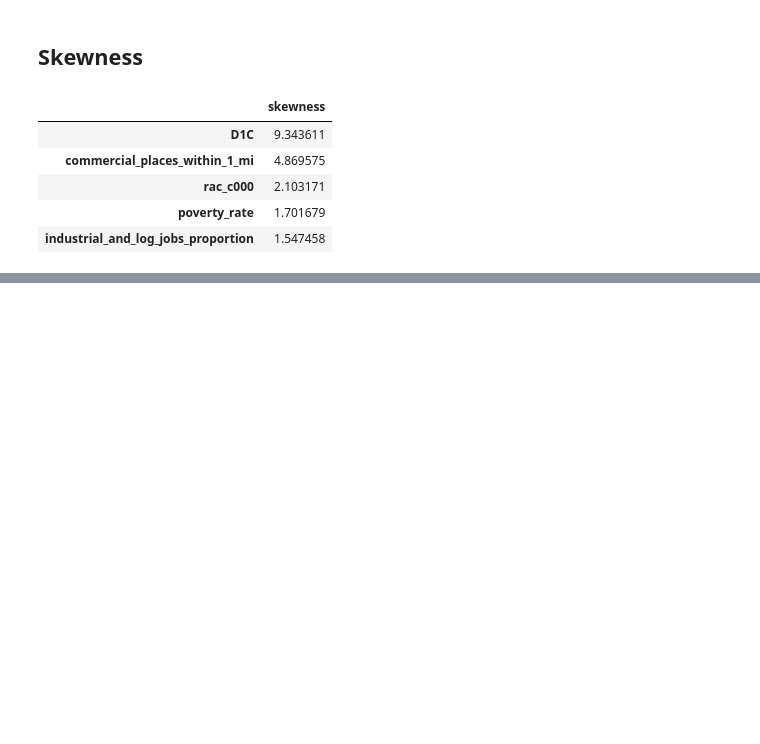
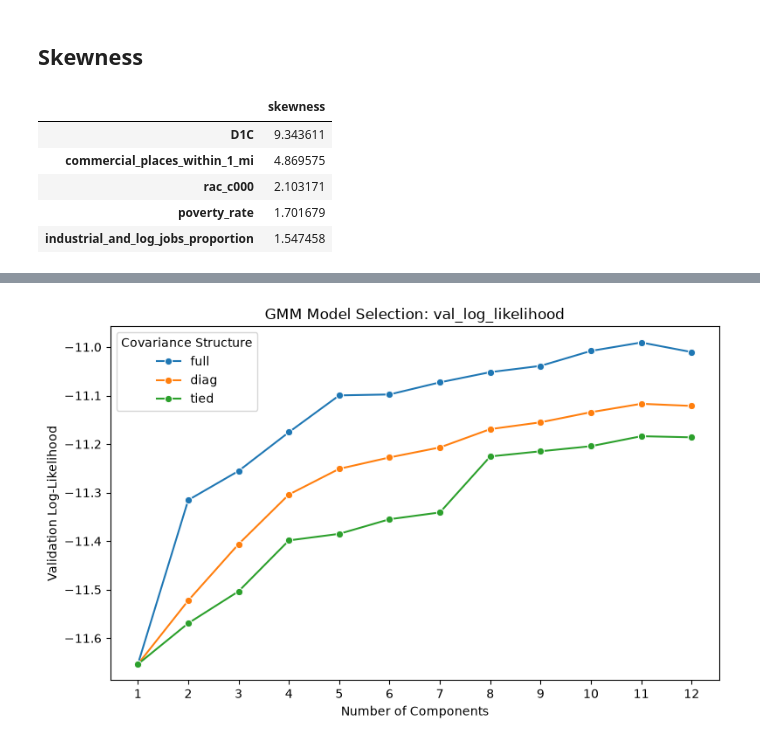
Before and after one commit to Ransommac13/mads_milestone_two, a Jupyter notebook: src/unsupervised_clustering/unsupervised_eda.ipynb, the cells around one changed output, grey strips where cells are left out. Cells and saved outputs as stored; diff of their text form; code cells hidden in the pictures; blank space fills up the shorter version.

```diff
--- a/src/unsupervised_clustering/unsupervised_eda.ipynb
+++ b/src/unsupervised_clustering/unsupervised_eda.ipynb
@@ -70,0 +94,4 @@ skewed_cols = skewness_df[skewness_df['skewness'].abs() >= 1].index
+# %%
+plot_gmm_results(gmm_results_seven_pcs, metric='val_log_likelihood')
+# %% [output]
+[figure, added]
```
Also changed, not shown: parts of 9 cells of this notebook, 6 other files.
